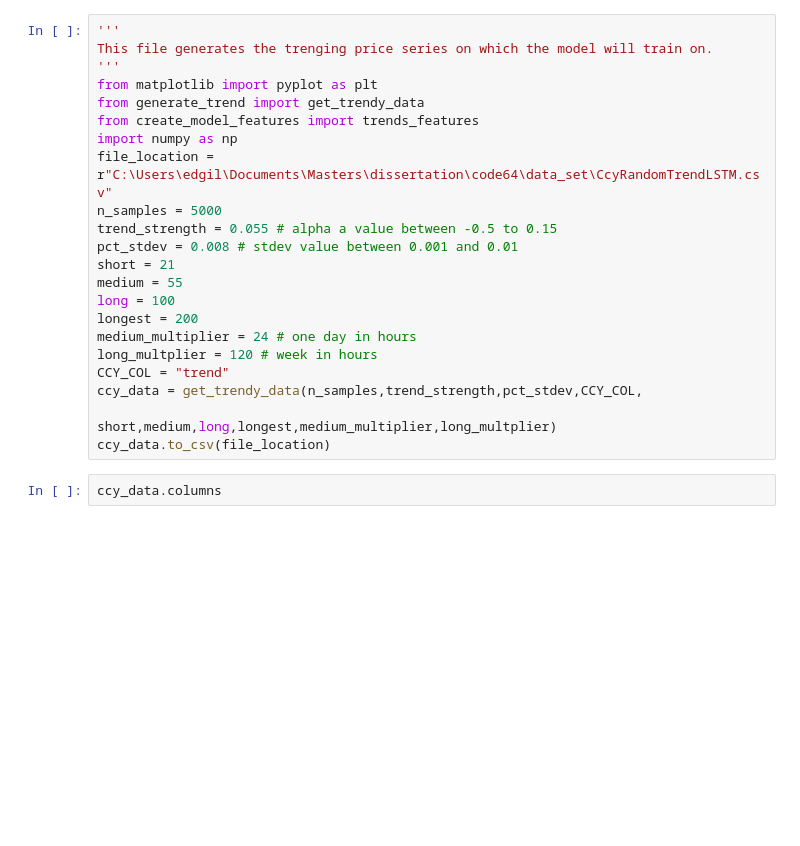
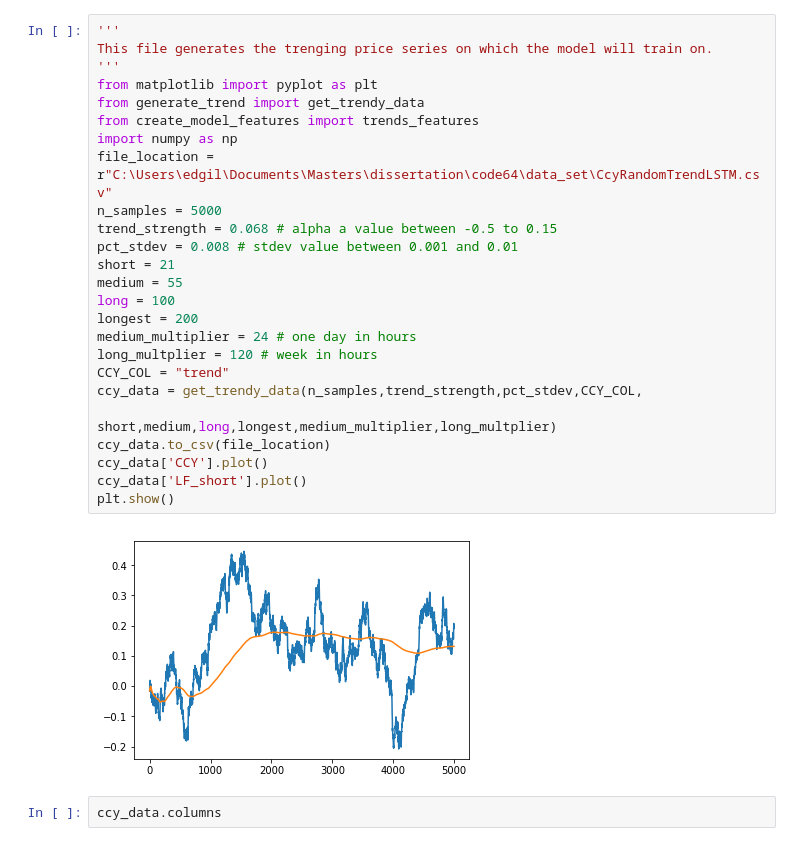
Before and after one commit to egill12/machine_learning, a Jupyter notebook: dataset/train_on_trend.ipynb, the cells around one changed output. Drawn from its saved outputs; the diff is of its cells as text; blank space fills up the shorter version.

```diff
--- a/dataset/train_on_trend.ipynb
+++ b/dataset/train_on_trend.ipynb
@@ -1,25 +1,30 @@
 # %%
 '''
 This file generates the trenging price series on which the model will train on.
 '''
 from matplotlib import pyplot as plt
 from generate_trend import get_trendy_data
 from create_model_features import trends_features
 import numpy as np
 file_location = r"C:\Users\edgil\Documents\Masters\dissertation\code64\data_set\CcyRandomTrendLSTM.csv"
 n_samples = 5000
-trend_strength = 0.055 # alpha a value between -0.5 to 0.15
+trend_strength = 0.068 # alpha a value between -0.5 to 0.15
 pct_stdev = 0.008 # stdev value between 0.001 and 0.01
 short = 21
 medium = 55
 long = 100
 longest = 200
 medium_multiplier = 24 # one day in hours
 long_multplier = 120 # week in hours
 CCY_COL = "trend"
 ccy_data = get_trendy_data(n_samples,trend_strength,pct_stdev,CCY_COL,
                            short,medium,long,longest,medium_multiplier,long_multplier)
 ccy_data.to_csv(file_location)
+ccy_data['CCY'].plot()
+ccy_data['LF_short'].plot()
+plt.show()
+# %% [output]
+[figure, added]
 # %%
 ccy_data.columns
 # %% [output]
```
Also changed, not shown: parts of 1 cell of this notebook.
